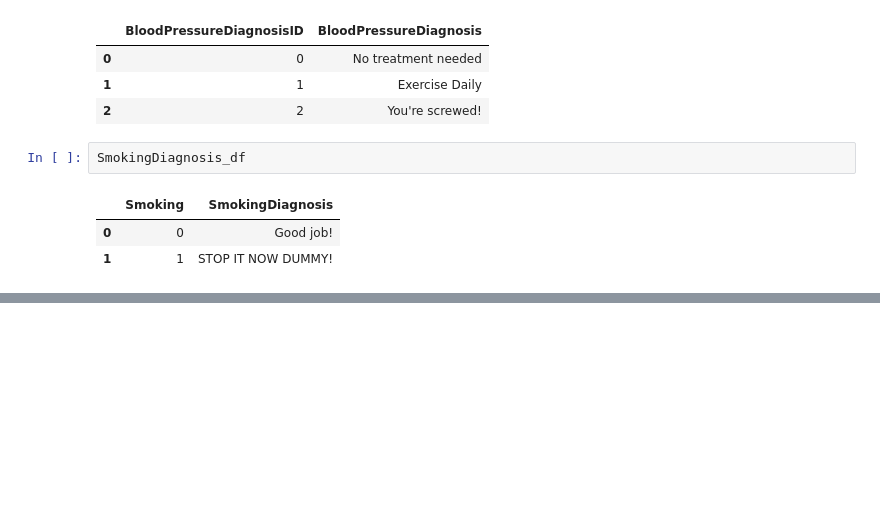
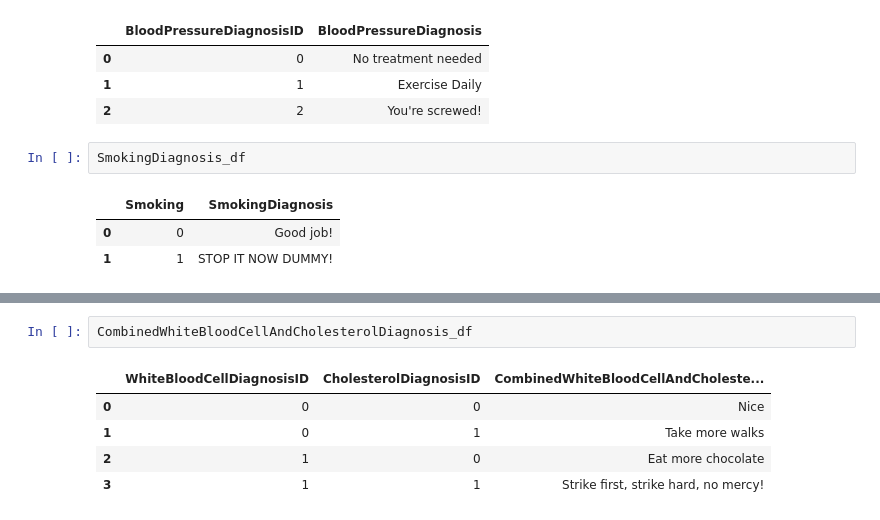
Before and after one commit to evan-freeman/jared, a Jupyter notebook: merge_example.ipynb, the cells around one changed output, grey strips where cells are left out. Drawn from its saved outputs; the diff is of its cells as text; blank space fills up the shorter version.

```diff
--- a/merge_example.ipynb
+++ b/merge_example.ipynb
@@ -73,3 +103,11 @@ SmokingDiagnosis_df
+# %%
+CombinedWhiteBloodCellAndCholesterolDiagnosis_df
+# %% [output]
+|  | WhiteBloodCellDiagnosisID | CholesterolDiagnosisID | CombinedWhiteBloodCellAndCholeste... |
+| 0 | 0 | 0 | Nice |
+| 1 | 0 | 1 | Take more walks |
+| 2 | 1 | 0 | Eat more chocolate |
+| 3 | 1 | 1 | Strike first, strike hard, no mercy! |
 # %%
 # There's no good way in pandas to join on a range of values, so easiest to use sql for any part involving a range. The rest can be done easily with merges.
 
```
Also changed, not shown: parts of 8 cells of this notebook.
